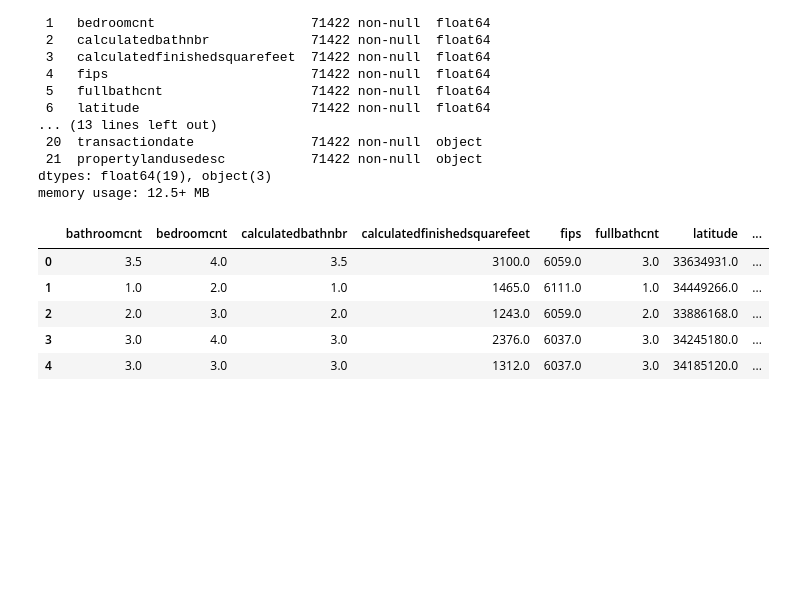
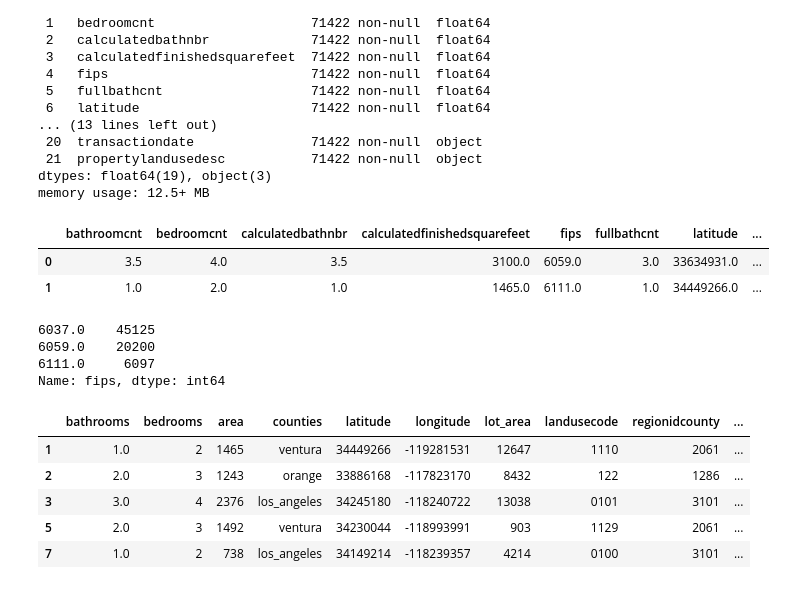
Before and after one commit to lainslie-18/clustering-exercises, a Jupyter notebook: zillow.ipynb, the cells around one changed output. Drawn from its saved outputs; the diff is of its cells as text; code cells hidden in the pictures; blank space fills up the shorter version.

```diff
--- a/zillow.ipynb
+++ b/zillow.ipynb
@@ -401,3 +401,19 @@ Data columns (total 22 columns):
  21  propertylandusedesc           71422 non-null  object
 dtypes: float64(19), object(3)
 memory usage: 12.5+ MB
+# %%
+# create age column based on year built
+df['age'] = 2020 - df.yearbuilt.astype(int)
+df.head(2)
+# %% [output]
+|  | bathroomcnt | bedroomcnt | calculatedbathnbr | calculatedfinishedsquarefeet | fips | fullbathcnt | latitude | ... |
+| 0 | 3.5 | 4.0 | 3.5 | 3100.0 | 6059.0 | 3.0 | 33634931.0 | ... |
+| 1 | 1.0 | 2.0 | 1.0 | 1465.0 | 6111.0 | 1.0 | 34449266.0 | ... |
+# %%
+# check fips values
+df.fips.value_counts()
+# %% [output]
+6037.0    45125
+6059.0    20200
+6111.0     6097
+Name: fips, dtype: int64
@@ -404,11 +449,8 @@ memory usage: 12.5+ MB
 # %%
-def prep_zillow_data():
+def clean_zillow_data(df):
     '''
-    This function pulls in the zillow data, narrows it down to single unit properties, drops or fills in null values,
-    and returns a dataframe.
-    '''
-    # use function to pull in data
-    df = get_zillow_data()
+     This function narrows down the zillow dataset to single unit properties, cleans it, and returns a dataframe.
+     '''
 
     # Narrow down to single unit properties
     single_unit = [260,261,262,263,264,265,266,268,273,275,276,279]
@@ -440,15 +482,49 @@ def prep_zillow_data():
     # drop rest of observations with null values
     df=df.dropna()
 
+    # add an age column based on year built
+    df['age'] = 2020 - df.yearbuilt.astype(int)
+
+    # replace fips number with city they represent for readability
+    df.fips = df.fips.replace({6037:'los_angeles',6059:'orange',6111:'ventura'})
+
+    # create dummy variables for fips column and concatenate back onto original dataframe
+    dummy_df = pd.get_dummies(df['fips'])
+    df = pd.concat([df, dummy_df], axis=1)
+
+    # drop columns that are unnecessary or contain duplicate information
+    df = df.drop(columns=['calculatedbathnbr', 'fullbathcnt', 'roomcnt', 'yearbuilt'])
+
+    # change dataypes where it makes sense
+    int_col_list = ['bedroomcnt', 'calculatedfinishedsquarefeet', 'latitude', 'longitude', 'lotsizesquarefeet',
+                    'structuretaxvaluedollarcnt', 'taxvaluedollarcnt', 'landtaxvaluedollarcnt', 'taxamount']
+    obj_col_list = ['regionidcounty', 'regionidzip','assessmentyear']
+
+    for col in df:
+        if col in int_col_list:
+            df[col] = df[col].astype(int)
+        if col in obj_col_list:
+            df[col] = df[col].astype(int).astype(object)
+
+    # rename columns for clarity
+    df.rename(columns={'bathroomcnt':'bathrooms', 'bedroomcnt':'bedrooms', 'calculatedfinishedsquarefeet':'area',
+                       'fips':'counties', 'lotsizesquarefeet':'lot_area','propertycountylandusecode':'landusecode',
+                       'structuretaxvaluedollarcnt':'structuretaxvalue', 'taxvaluedollarcnt':'taxvalue',
+                       'landtaxvaluedollarcnt':'landtaxvalue','propertylandusedesc':'landusedesc'}, inplace=True)
+
+    # use a function to remove outliers
+    df = wrangle_zillow.remove_outliers(df, 1.5, ['bathrooms', 'bedrooms', 'area', 'lot_area', 'structuretaxvalue',
+                                                  'taxvalue', 'landtaxvalue', 'taxamount', 'logerror','age'])
+
     return df
 # %%
 # check function
-df = prep_zillow_data()
+df = clean_zillow_data(get_zillow_data())
 df.head()
 # %% [output]
-|  | bathroomcnt | bedroomcnt | calculatedbathnbr | calculatedfinishedsquarefeet | fips | fullbathcnt | latitude | ... |
-| 0 | 3.5 | 4.0 | 3.5 | 3100.0 | 6059.0 | 3.0 | 33634931.0 | ... |
-| 1 | 1.0 | 2.0 | 1.0 | 1465.0 | 6111.0 | 1.0 | 34449266.0 | ... |
-| 2 | 2.0 | 3.0 | 2.0 | 1243.0 | 6059.0 | 2.0 | 33886168.0 | ... |
-| 3 | 3.0 | 4.0 | 3.0 | 2376.0 | 6037.0 | 3.0 | 34245180.0 | ... |
-| 4 | 3.0 | 3.0 | 3.0 | 1312.0 | 6037.0 | 3.0 | 34185120.0 | ... |
+|  | bathrooms | bedrooms | area | counties | latitude | longitude | lot_area | landusecode | regionidcounty | ... |
+| 1 | 1.0 | 2 | 1465 | ventura | 34449266 | -119281531 | 12647 | 1110 | 2061 | ... |
+| 2 | 2.0 | 3 | 1243 | orange | 33886168 | -117823170 | 8432 | 122 | 1286 | ... |
+| 3 | 3.0 | 4 | 2376 | los_angeles | 34245180 | -118240722 | 13038 | 0101 | 3101 | ... |
+| 5 | 2.0 | 3 | 1492 | ventura | 34230044 | -118993991 | 903 | 1129 | 2061 | ... |
+| 7 | 1.0 | 2 | 738 | los_angeles | 34149214 | -118239357 | 4214 | 0100 | 3101 | ... |
```
Also changed, not shown: parts of 20 cells of this notebook, 2 other files.
